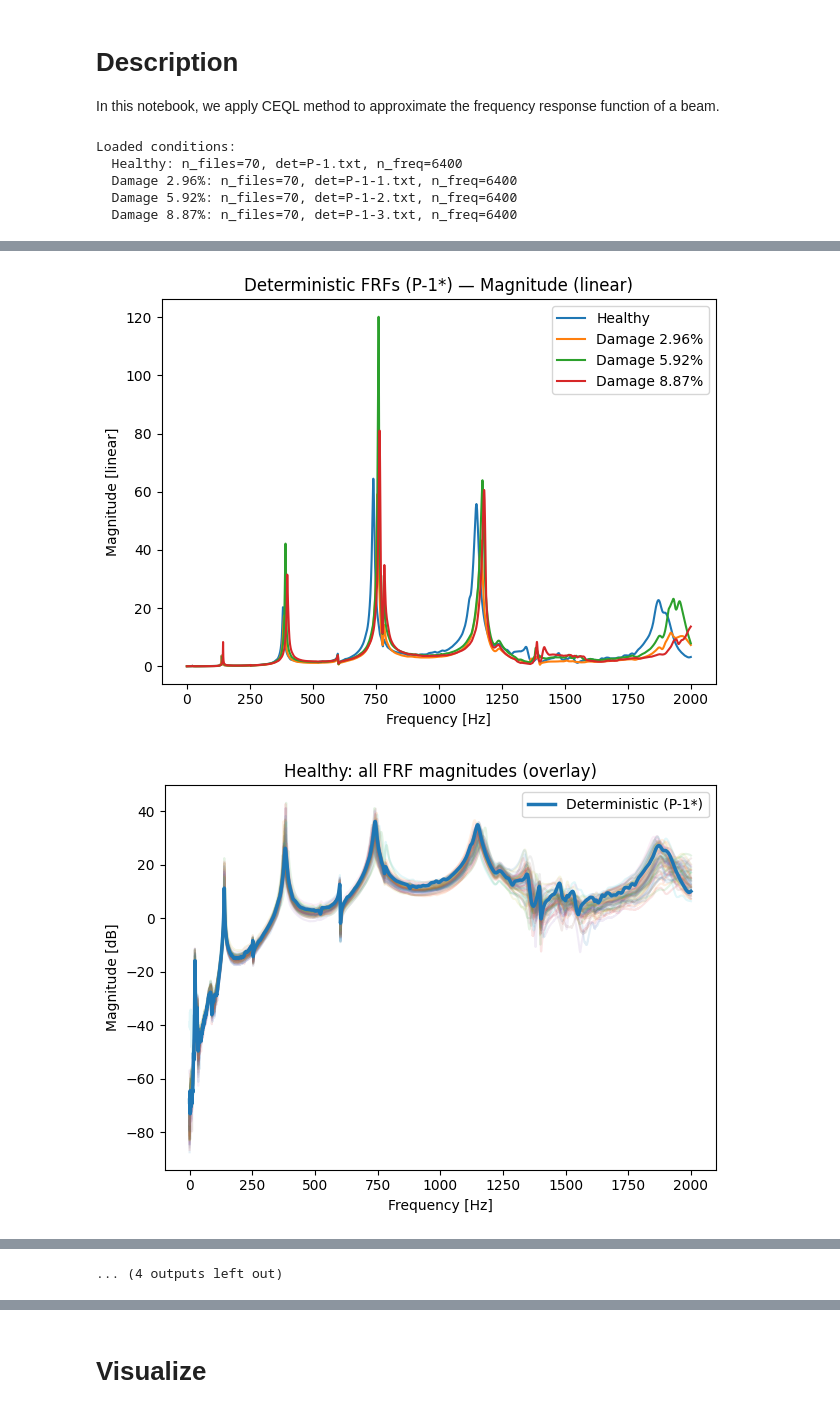
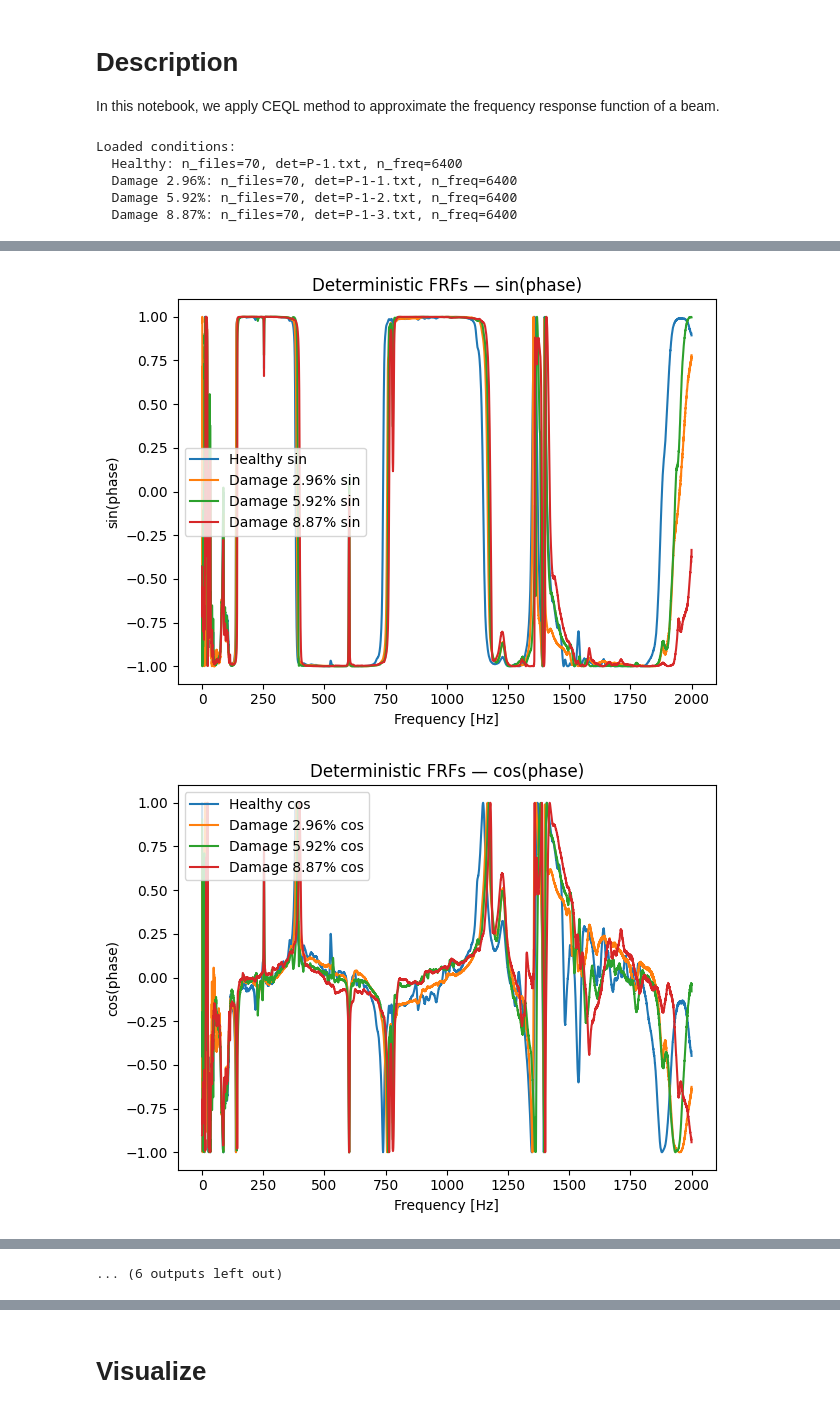
Before and after one commit to seregagarmaev/ComplexEQL, a Jupyter notebook: 4.1. FRF CEQL experiments.ipynb, the cells around one changed output, grey strips where cells are left out. Saved outputs shown, nothing was run; the diff lists cells and outputs as text; code cells hidden in the pictures.

```diff
--- a/4.1. FRF CEQL experiments.ipynb
+++ b/4.1. FRF CEQL experiments.ipynb
@@ -41,6 +41,9 @@ DI_XLSX = DATA / "DI_FRAC_Exp-estimation.xlsx"
 def db_to_linear(mag_db: np.ndarray, ref: float = 1.0) -> np.ndarray:
     return ref * (10.0 ** (mag_db / 20.0))
 
+def phase_sin_cos(phase_deg: np.ndarray) -> tuple[np.ndarray, np.ndarray]:
+    phase_rad = np.deg2rad(phase_deg)
+    return np.sin(phase_rad), np.cos(phase_rad)
 
 # -----------------------------
 # TXT reader: robust to encoding + malformed lines
@@ -169,6 +172,39 @@ plt.ylabel("Phase [deg]")
 plt.title("Deterministic FRFs (P-1*) — Phase")
 plt.legend()
 plt.tight_layout()
+
+
+# -----------------------------
+# Plot: deterministic sin(phase) and cos(phase)
+# -----------------------------
+plt.figure()
+for cond, d in frf_data.items():
+    det = d["det_file"]
+    if det is None:
+        continue
+    f, _, ph = read_frf_txt(det)
+    sin_ph, _ = phase_sin_cos(ph)
+    plt.plot(f, sin_ph, label=f"{cond} sin")
+plt.xlabel("Frequency [Hz]")
+plt.ylabel("sin(phase)")
+plt.title("Deterministic FRFs — sin(phase)")
+plt.legend()
+plt.tight_layout()
+
+plt.figure()
+for cond, d in frf_data.items():
+    det = d["det_file"]
+    if det is None:
+        continue
+    f, _, ph = read_frf_txt(det)
+    _, cos_ph = phase_sin_cos(ph)
+    plt.plot(f, cos_ph, label=f"{cond} cos")
+plt.xlabel("Frequency [Hz]")
+plt.ylabel("cos(phase)")
+plt.title("Deterministic FRFs — cos(phase)")
+plt.legend()
+plt.tight_layout()
+
 
 
 # -----------------------------
@@ -290,32 +326,32 @@ if DI_XLSX.exists():
                 plt.scatter(x[m], y[m], s=25, alpha=0.8, label=lab)
             plt.legend()
         else:
             plt.scatter(x, y, s=25, alpha=0.8)
         plt.xlabel(di1_col)
         plt.ylabel(di2_col)
         plt.title("FRAC damage indices: DI-1 vs DI-2")
         plt.tight_layout()
 
         plt.figure()
         plt.hist(x[~np.isnan(x)], bins=30, alpha=0.7, label=di1_col)
         plt.hist(y[~np.isnan(y)], bins=30, alpha=0.7, label=di2_col)
         plt.xlabel("Value")
         plt.ylabel("Count")
         plt.title("Damage index distributions")
         plt.legend()
         plt.tight_layout()
     else:
         print("DI_FRAC_Exp-estimation.xlsx: could not find DI-1 / DI-2 columns.")
 
 
 plt.show()
 # %% [output]
 Loaded conditions:
   Healthy: n_files=70, det=P-1.txt, n_freq=6400
   Damage 2.96%: n_files=70, det=P-1-1.txt, n_freq=6400
   Damage 5.92%: n_files=70, det=P-1-2.txt, n_freq=6400
   Damage 8.87%: n_files=70, det=P-1-3.txt, n_freq=6400
 [figure]
 [figure]
-[figure, old version]
+[figure, new version]
-[figure, old version]
+[figure, new version]
@@ -329,4 +365,4 @@ Loaded conditions:
-... (4 outputs left out)
+... (6 outputs left out)
 # %%
 from __future__ import annotations
 
```
Also changed, not shown: parts of 8 cells of this notebook.
